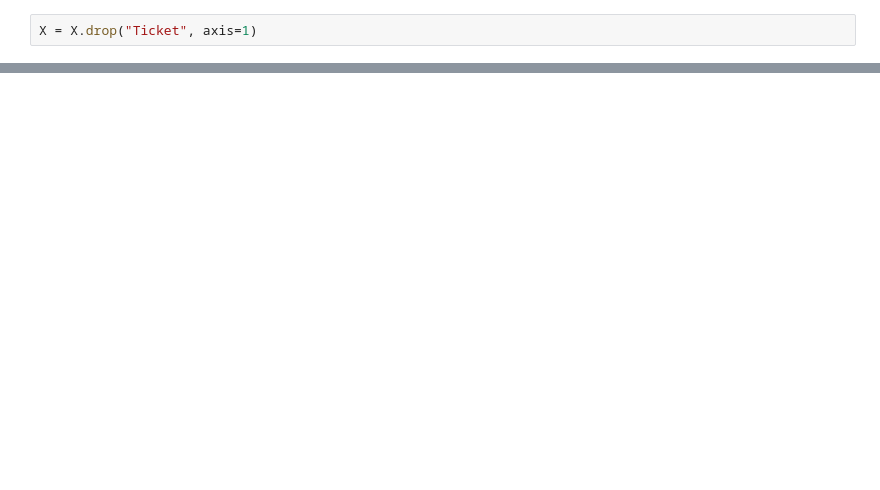
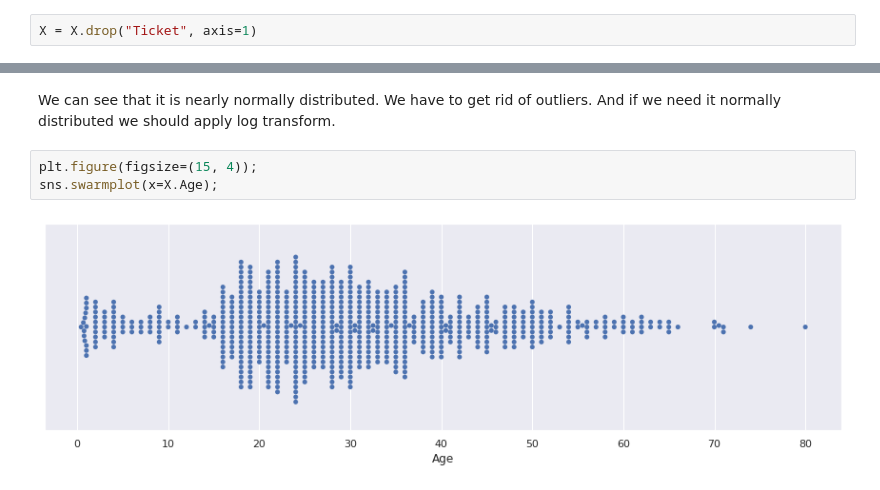
Before and after one commit to denisvivdenko/titanic_practice_dataset, a Jupyter notebook: EDA.ipynb, the cells around one changed output, grey strips where cells are left out. Drawn from its saved outputs; the diff is of its cells as text; blank space fills up the shorter version.

```diff
--- a/EDA.ipynb
+++ b/EDA.ipynb
@@ -134,0 +165,7 @@ X.head(2)
+# %% [markdown]
+We can see that it is nearly normally distributed. We have to get rid of outliers. And if we need it normally distributed we should apply log transform.
+# %%
+plt.figure(figsize=(15, 4));
+sns.swarmplot(x=X.Age);
+# %% [output]
+[figure, added]
```
Also changed, not shown: parts of 15 cells of this notebook.
